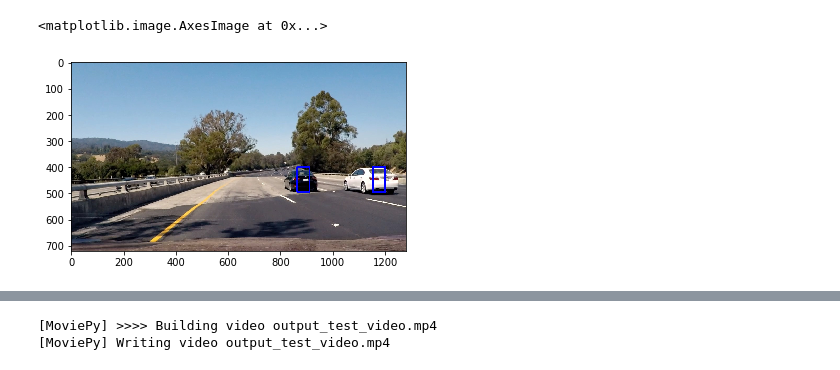
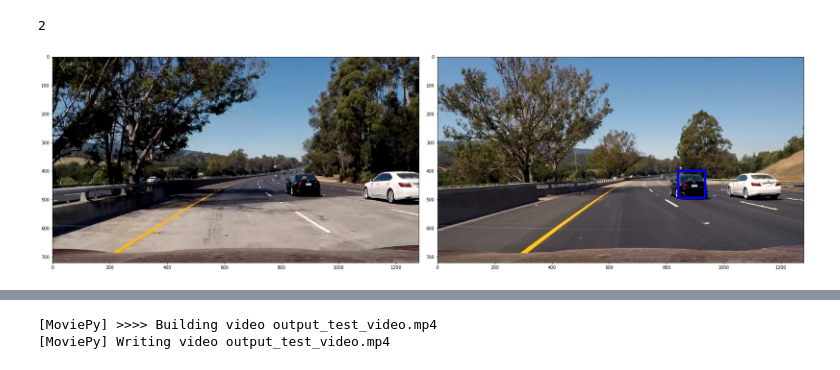
Before and after one commit to xiaohuieddie/Vehicle-Detection-and-Tracking, a Jupyter notebook: Video_Pipeline.ipynb, the cells around one changed output, grey strips where cells are left out. Drawn from its saved outputs; the diff is of its cells as text; code cells hidden in the pictures.

Commit message:
average frames and modified scale and ystart

```diff
--- a/Video_Pipeline.ipynb
+++ b/Video_Pipeline.ipynb
@@ -17,3 +17,9 @@ from project_functions import *
 dist_pickle = pickle.load( open( "svc_model.p", "rb" ) )
 svc = dist_pickle["svc"]
 X_scaler = dist_pickle["X_scaler"]
+color_space = dist_pickle["color_space"]
+orient = dist_pickle["orient"] # HOG orientations
+pix_per_cell = dist_pickle["pix_per_cell"] # HOG pixels per cell
+cell_per_block = dist_pickle["cell_per_block"] # HOG cells per block
+spatial_size = dist_pickle["spatial_size"] # Spatial binning dimensions
+hist_bins = dist_pickle["hist_bins"] # Number of histogram bins
@@ -20,38 +97,53 @@ X_scaler = dist_pickle["X_scaler"]
 # %%
 import math
 import collections
-# heatmaps = collections.deque(maxlen=5)
-ystart = 400
+heatmaps = collections.deque(maxlen=2)
+heatmaps.clear()
+ystart = 350
 ystop = 656
 scale = 1.5
-orient = 11  # HOG orientations
-pix_per_cell = 16 # HOG pixels per cell
-cell_per_block = 2 # HOG cells per block
-spatial_size = (16, 16) # Spatial binning dimensions
-hist_bins = 16    # Number of histogram bins
+
 def Image_Process(image):
-    out_img, box_list = find_cars(image, ystart, ystop, scale, svc, X_scaler, orient,
+    background = np.zeros_like(image[:,:,0]).astype(np.float)
+
+    out_img, box_list = find_cars1(image, ystart, ystop, scale, svc, X_scaler, orient,
                                   pix_per_cell, cell_per_block, spatial_size, hist_bins)
     heat = np.zeros_like(image[:,:,0]).astype(np.float)
     # Add heat to each box in box list
     heat = add_heat(heat,box_list)
 
-#     heatmaps.append(heat)
-#     heatmap_sum = sum(heatmaps)
     # Apply threshold to help remove false positives
-    heat = apply_threshold(heat,threshold = 1)
+    heat = apply_threshold(heat,threshold = 2)
 
     # Visualize the heatmap when displaying
     heatmap = np.clip(heat, 0, 255)
 
     # Find final boxes from heatmap using label function
     labels = label(heatmap)
-    draw_img = draw_labeled_bboxes(np.copy(image), labels)
+    draw_img1, bboxes1 = draw_labeled_bboxes(np.copy(image), labels)
 
-    return draw_img
+    #
+    heat2 =  add_heat(background,bboxes1)
+    heatmaps.append(heat2)
+    heatmap_sum = sum(heatmaps)
+    heat_final = apply_threshold(heatmap_sum,threshold = 1)
+    labels = label(heat_final)
+    draw_img2, bboxes2 = draw_labeled_bboxes(np.copy(image), labels)
 
-image = mpimg.imread('test_images/test4.jpg')
-plt.imshow(Image_Process(image))
+    return draw_img2
+
+image1 = mpimg.imread('test_images/test5.jpg')
+image2 = mpimg.imread('test_images/test6.jpg')
+
+# Plot the result
+f, ( ax1, ax2) = plt.subplots(1, 2, figsize=(24, 9))
+f.tight_layout()
+ax1.imshow(Image_Process(image1))
+ax2.imshow(Image_Process(image2))
+print (len(heatmaps))
+# ax3.imshow(heatmaps[0])
+# ax4.imshow(heatmaps[1])
+plt.subplots_adjust(left=0., right=1, top=0.9, bottom=0.)
 # %% [output]
-<matplotlib.image.AxesImage at 0x...>
+2
-[figure, old version]
+[figure, new version]
```
Also changed, not shown: parts of 3 cells of this notebook, 4 other files.
